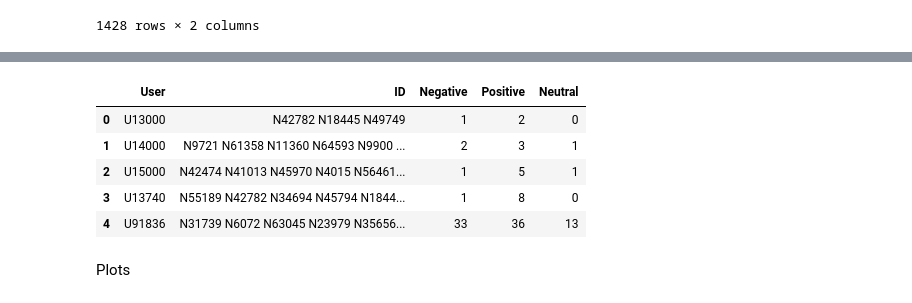
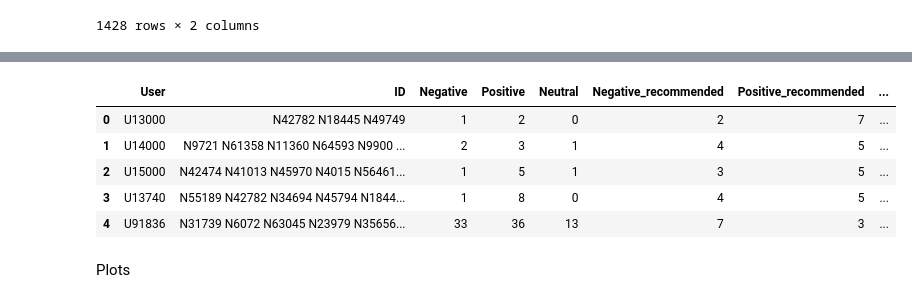
Before and after one commit to krisbara/GPT-Recommender-systems, a Jupyter notebook: sentiment_analysis.ipynb, the cells around one changed output, grey strips where cells are left out. Cells and saved outputs as stored; diff of their text form; code cells hidden in the pictures.

Commit message:
sentiment

```diff
--- a/sentiment_analysis.ipynb
+++ b/sentiment_analysis.ipynb
@@ -125,2 +118,5 @@ def analyze_sentiments(news_df, behaviors_df):
 
     return result_df
+# %%
+result_df1 = analyze_sentiments(news, behaviors)
+result_df1.head()
@@ -127,7 +130,7 @@ def analyze_sentiments(news_df, behaviors_df):
 # %%
-import pandas as pd
+import os
 
-def analyze_sentiments(news_df, behaviors_df):
+def analyze_sentiments_recommended(news_df, behaviors_df, n):
     # Create a dictionary to store sentiments for each ID
     id_sentiments = {}
 
@@ -143,32 +146,43 @@ def analyze_sentiments(news_df, behaviors_df):
     # Create a new dataframe to store the results
     result_df = behaviors_df.copy()
 
-    # Initialize columns for sentiments
-    result_df['Negative'] = 0
-    result_df['Positive'] = 0
-    result_df['Neutral'] = 0
+    # Initialize columns for recommended sentiments
+    result_df['Negative_recommended'] = 0
+    result_df['Positive_recommended'] = 0
+    result_df['Neutral_recommended'] = 0
 
     # Iterate through rows in the behaviors dataframe
     for index, row in result_df.iterrows():
-        # Split the IDs in the 'ID' column
-        ids = row['ID'].split()
+        user_id = row['User']
+        recommendations_file = f'content_recommendations/{user_id}_cont.csv'
 
-        # Count sentiments for each ID and update the result dataframe
-        for behavior_id in ids:
-            sentiment = id_sentiments.get(behavior_id, 'Neutral')  # Default to 'Neutral'
-            result_df.at[index, sentiment] += 1
+        # Check if the recommendations file exists
+        if os.path.exists(recommendations_file):
+            # Read the content recommendations file
+            recommendations_df = pd.read_csv(recommendations_file)
+
+            # Take the top n recommendations
+            top_n_recommendations = recommendations_df.head(n)
+
+            # Count sentiments for each recommended ID and update the result dataframe
+            for recommended_id in top_n_recommendations['ID']:
+                sentiment = id_sentiments.get(recommended_id, 'Neutral')  # Default to 'Neutral'
+                result_df.at[index, f'{sentiment}_recommended'] += 1
 
     return result_df
-# %%
-result_df = analyze_sentiments(news, behaviors)
-result_df.head()
-# %% [output]
-|  | User | ID | Negative | Positive | Neutral |
-| 0 | U13000 | N42782 N18445 N49749 | 1 | 2 | 0 |
-| 1 | U14000 | N9721 N61358 N11360 N64593 N9900 ... | 2 | 3 | 1 |
-| 2 | U15000 | N42474 N41013 N45970 N4015 N56461... | 1 | 5 | 1 |
-| 3 | U13740 | N55189 N42782 N34694 N45794 N1844... | 1 | 8 | 0 |
-| 4 | U91836 | N31739 N6072 N63045 N23979 N35656... | 33 | 36 | 13 |
+# %%
+# Assuming you want to get the top 3 recommendations for each user
+n_recommendations = 10
+
+result_df = analyze_sentiments_recommended(news, result_df1, n_recommendations)
+result_df.head()
+# %% [output]
+|  | User | ID | Negative | Positive | Neutral | Negative_recommended | Positive_recommended | ... |
+| 0 | U13000 | N42782 N18445 N49749 | 1 | 2 | 0 | 2 | 7 | ... |
+| 1 | U14000 | N9721 N61358 N11360 N64593 N9900 ... | 2 | 3 | 1 | 4 | 5 | ... |
+| 2 | U15000 | N42474 N41013 N45970 N4015 N56461... | 1 | 5 | 1 | 3 | 5 | ... |
+| 3 | U13740 | N55189 N42782 N34694 N45794 N1844... | 1 | 8 | 0 | 4 | 5 | ... |
+| 4 | U91836 | N31739 N6072 N63045 N23979 N35656... | 33 | 36 | 13 | 7 | 3 | ... |
 # %% [markdown]
 Plots
 # %%
```
Also changed, not shown: parts of 2 cells of this notebook.
